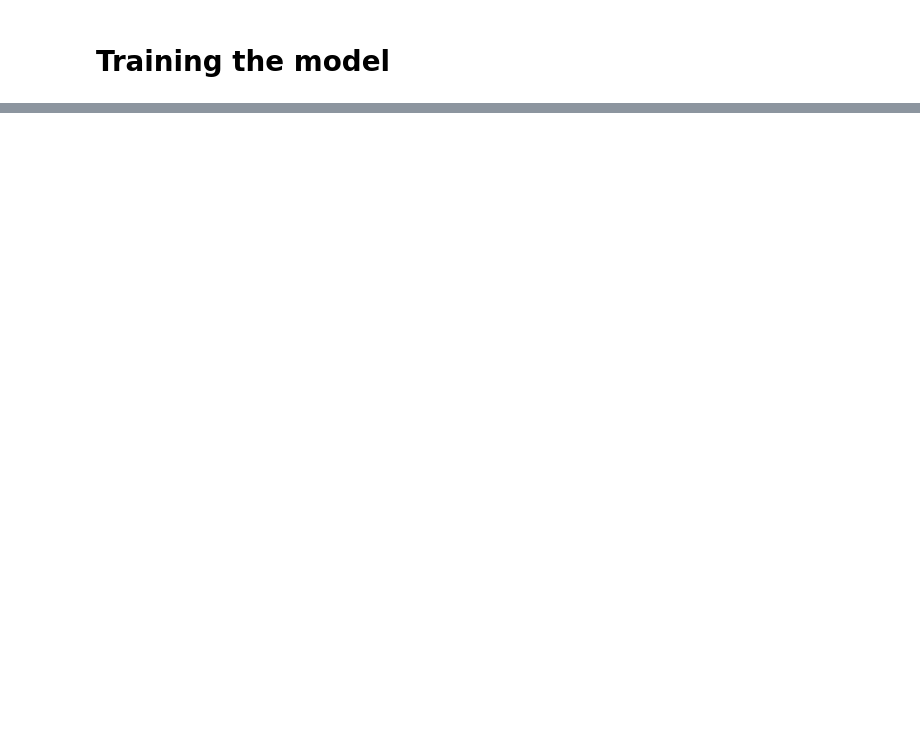
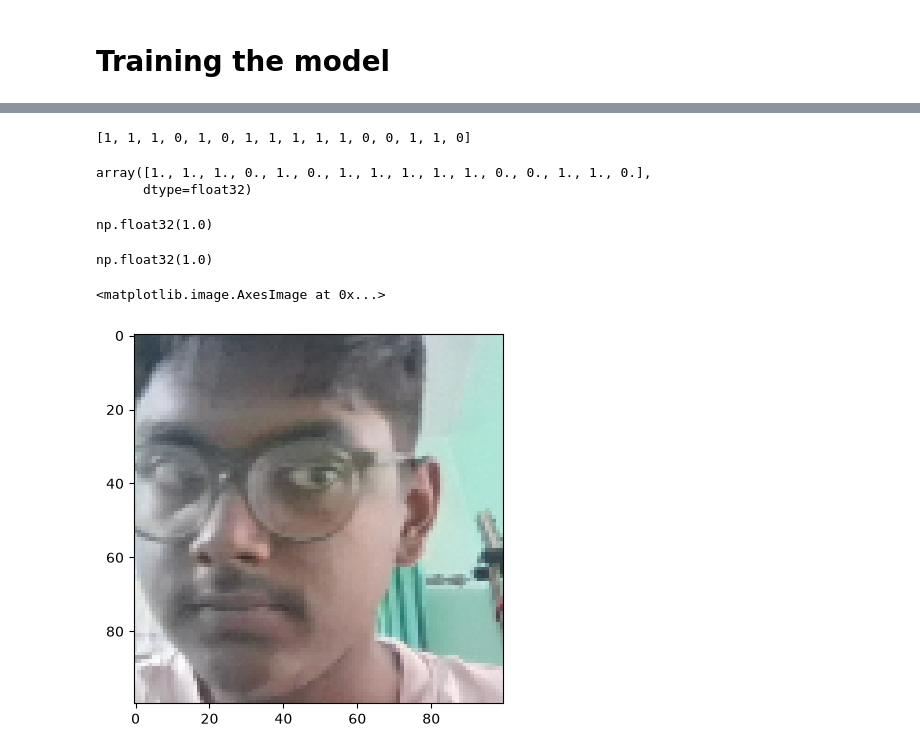
Before and after one commit to rottenambrosia/Facial-Recognition-using-Convolutional-Siamese-Networks, a Jupyter notebook: notebook.ipynb, the cells around one changed output, grey strips where cells are left out. Drawn from its saved outputs; the diff is of its cells as text; code cells hidden in the pictures; blank space fills up the shorter version.

```diff
--- a/notebook.ipynb
+++ b/notebook.ipynb
@@ -415,0 +520,2 @@ Model: "siamese_net"
+# %%
+test_input, test_val, y_true = test_data.as_numpy_iterator().next()
@@ -415,0 +543,26 @@ Model: "siamese_net"
+# %%
+[1 if prediction > 0.5 else 0 for prediction in y_pred]
+# %% [output]
+[1, 1, 1, 0, 1, 0, 1, 1, 1, 1, 1, 0, 0, 1, 1, 0]
+# %%
+y_true
+# %% [output]
+array([1., 1., 1., 0., 1., 0., 1., 1., 1., 1., 1., 0., 0., 1., 1., 0.],
+      dtype=float32)
+# %%
+m = Recall()
+m.update_state(y_true, y_pred)
+m.result().numpy()
+# %% [output]
+np.float32(1.0)
+# %%
+n = Precision()
+n.update_state(y_true, y_pred)
+n.result().numpy()
+# %% [output]
+np.float32(1.0)
+# %%
+plt.imshow(test_input[0])
+# %% [output]
+<matplotlib.image.AxesImage at 0x...>
+[figure, added]
```
Also changed, not shown: parts of 29 cells of this notebook, 1 other file.
